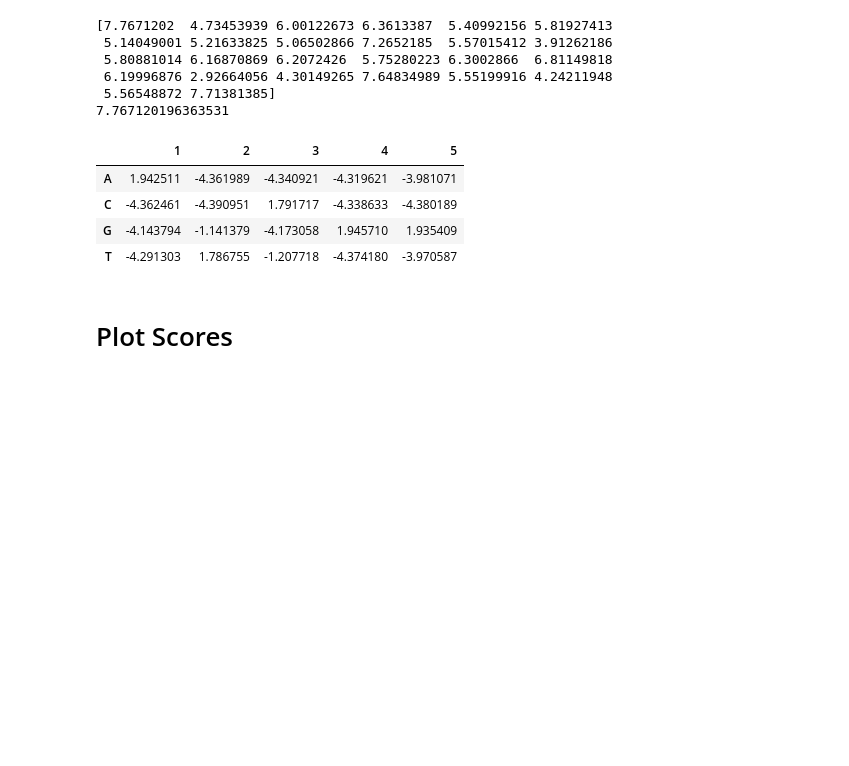
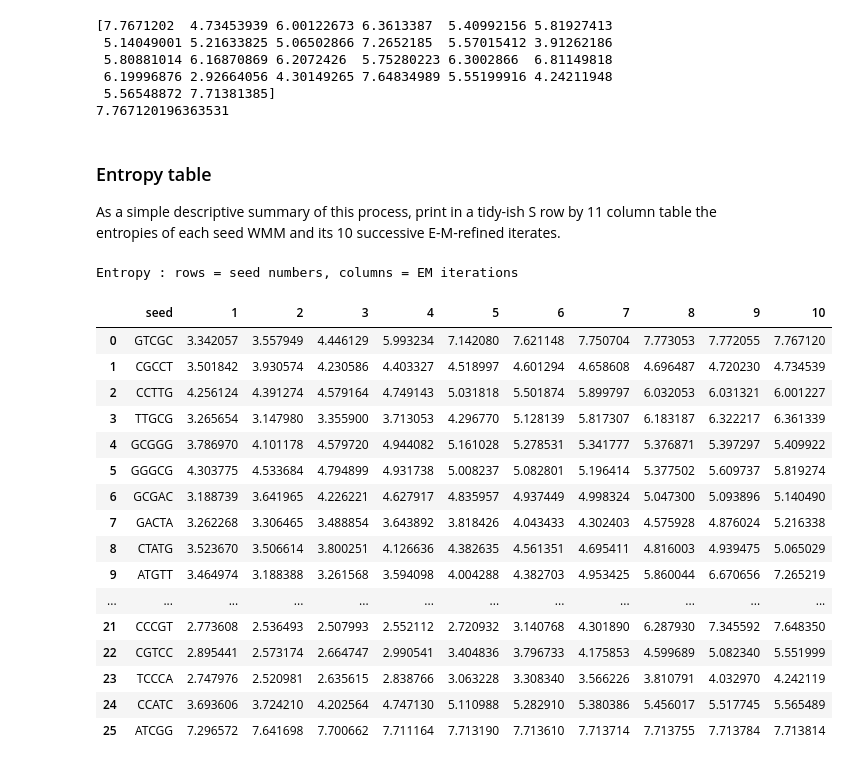
Before and after one commit to krishansubudhi/UW_CompBio, a Jupyter notebook: Assignment3/notebooks/my-complete.ipynb, the cells around one changed output. Drawn from its saved outputs; the diff is of its cells as text; code cells hidden in the pictures; blank space fills up the shorter version.

```diff
--- a/Assignment3/notebooks/my-complete.ipynb
+++ b/Assignment3/notebooks/my-complete.ipynb
@@ -19,4 +21,8 @@ print('pseudo_counts = ', pseudo_counts)
 pseudo_counts =  [0.0625, 0.0625, 0.0625, 0.0625]
 # %% [markdown]
 # EM
+# %%
+def get_entropies(processes):
+    entropies = np.array([p.wmm.entropy for p in processes])
+    return entropies
 # %%
@@ -64,6 +65,7 @@ A
 # %% [markdown]
 ### Additional 7 rounds
 # %%
-for process in processes:
-    for i in range(7):
+for i in range(7):
+    for process in processes:
         process.iterate()
+    all_entropies[i+1+3] = get_entropies(processes)
@@ -79,13 +84,33 @@ print(D.entropy)
  6.19996876 2.92664056 4.30149265 7.64834989 5.55199916 4.24211948
  5.56548872 7.71381385]
 7.767120196363531
-# %%
-A
-# %% [output]
-|  | 1 | 2 | 3 | 4 | 5 |
-| A | 1.942511 | -4.361989 | -4.340921 | -4.319621 | -3.981071 |
-| C | -4.362461 | -4.390951 | 1.791717 | -4.338633 | -4.380189 |
-| G | -4.143794 | -1.141379 | -4.173058 | 1.945710 | 1.935409 |
-| T | -4.291303 | 1.786755 | -1.207718 | -4.374180 | -3.970587 |
-# %% [markdown]
-# Plot Scores
+# %% [markdown]
+### Entropy table
+As a simple descriptive summary of this process, print in a tidy-ish S row by 11 column table the entropies of each seed WMM and its 10 successive E-M-refined iterates.
+# %%
+import pandas as pd
+table = pd.DataFrame(all_entropies)
+table['seed'] = seeds
+table = table[['seed'] + table.columns.tolist()[:-1]]
+table.style.set_caption("Entropy : rows = seed numbers, columns = EM iterations")
+print("Entropy : rows = seed numbers, columns = EM iterations")
+table
+# %% [output]
+Entropy : rows = seed numbers, columns = EM iterations
+|  | seed | 1 | 2 | 3 | 4 | 5 | 6 | 7 | 8 | 9 | 10 |
+| 0 | GTCGC | 3.342057 | 3.557949 | 4.446129 | 5.993234 | 7.142080 | 7.621148 | 7.750704 | 7.773053 | 7.772055 | 7.767120 |
+| 1 | CGCCT | 3.501842 | 3.930574 | 4.230586 | 4.403327 | 4.518997 | 4.601294 | 4.658608 | 4.696487 | 4.720230 | 4.734539 |
+| 2 | CCTTG | 4.256124 | 4.391274 | 4.579164 | 4.749143 | 5.031818 | 5.501874 | 5.899797 | 6.032053 | 6.031321 | 6.001227 |
+| 3 | TTGCG | 3.265654 | 3.147980 | 3.355900 | 3.713053 | 4.296770 | 5.128139 | 5.817307 | 6.183187 | 6.322217 | 6.361339 |
+| 4 | GCGGG | 3.786970 | 4.101178 | 4.579720 | 4.944082 | 5.161028 | 5.278531 | 5.341777 | 5.376871 | 5.397297 | 5.409922 |
+| 5 | GGGCG | 4.303775 | 4.533684 | 4.794899 | 4.931738 | 5.008237 | 5.082801 | 5.196414 | 5.377502 | 5.609737 | 5.819274 |
+| 6 | GCGAC | 3.188739 | 3.641965 | 4.226221 | 4.627917 | 4.835957 | 4.937449 | 4.998324 | 5.047300 | 5.093896 | 5.140490 |
+| 7 | GACTA | 3.262268 | 3.306465 | 3.488854 | 3.643892 | 3.818426 | 4.043433 | 4.302403 | 4.575928 | 4.876024 | 5.216338 |
+| 8 | CTATG | 3.523670 | 3.506614 | 3.800251 | 4.126636 | 4.382635 | 4.561351 | 4.695411 | 4.816003 | 4.939475 | 5.065029 |
+| 9 | ATGTT | 3.464974 | 3.188388 | 3.261568 | 3.594098 | 4.004288 | 4.382703 | 4.953425 | 5.860044 | 6.670656 | 7.265219 |
+| ... | ... | ... | ... | ... | ... | ... | ... | ... | ... | ... | ... |
+| 21 | CCCGT | 2.773608 | 2.536493 | 2.507993 | 2.552112 | 2.720932 | 3.140768 | 4.301890 | 6.287930 | 7.345592 | 7.648350 |
+| 22 | CGTCC | 2.895441 | 2.573174 | 2.664747 | 2.990541 | 3.404836 | 3.796733 | 4.175853 | 4.599689 | 5.082340 | 5.551999 |
+| 23 | TCCCA | 2.747976 | 2.520981 | 2.635615 | 2.838766 | 3.063228 | 3.308340 | 3.566226 | 3.810791 | 4.032970 | 4.242119 |
+| 24 | CCATC | 3.693606 | 3.724210 | 4.202564 | 4.747130 | 5.110988 | 5.282910 | 5.380386 | 5.456017 | 5.517745 | 5.565489 |
+| 25 | ATCGG | 7.296572 | 7.641698 | 7.700662 | 7.711164 | 7.713190 | 7.713610 | 7.713714 | 7.713755 | 7.713784 | 7.713814 |
```
Also changed, not shown: parts of 23 cells of this notebook, 3 other files.
